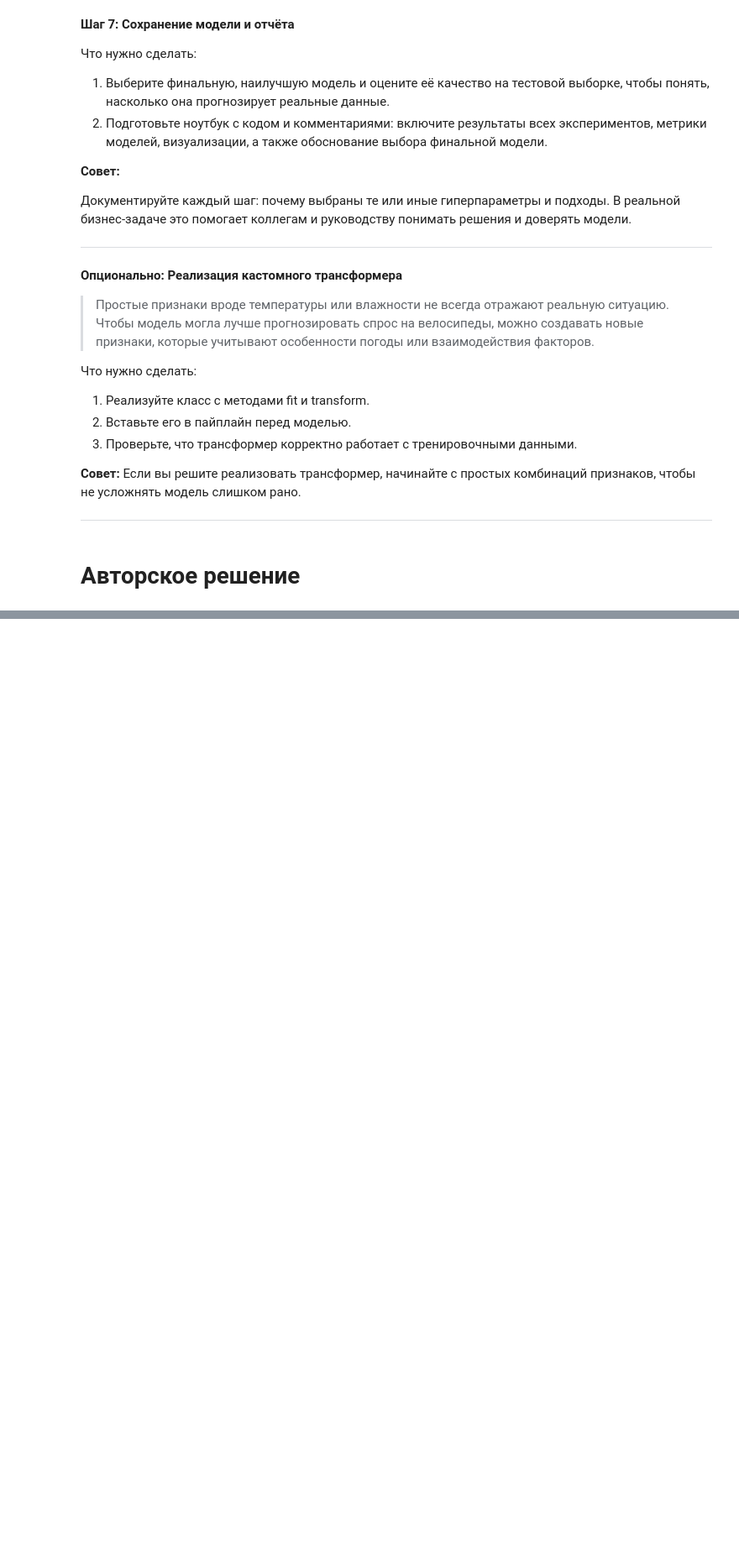
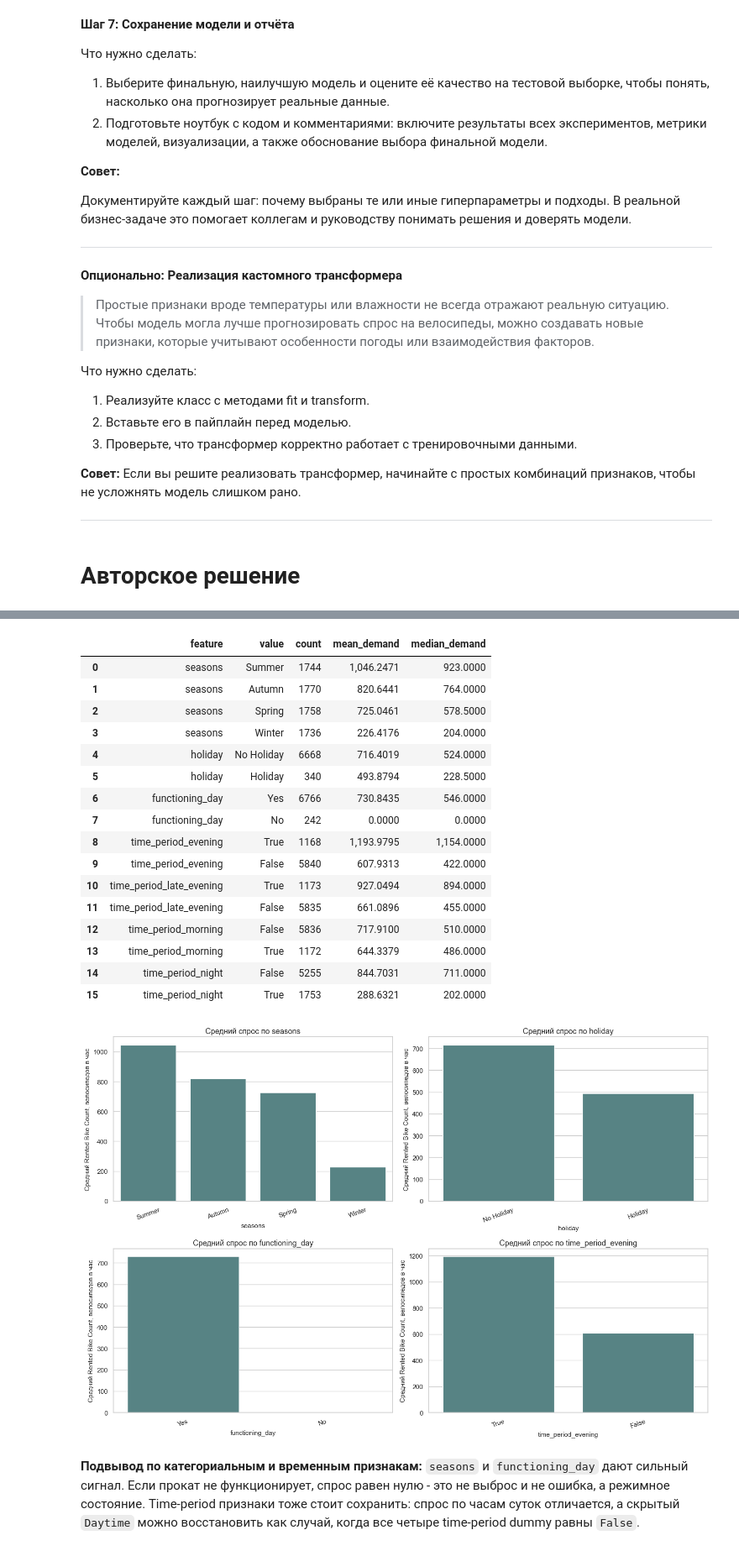
Before and after one commit to neiro/ds_sonv, a Jupyter notebook: ml-env/work.ipynb, the cells around one changed output, grey strips where cells are left out. Shown at 84% size. Drawn from its saved outputs; the diff is of its cells as text; code cells hidden in the pictures; blank space fills up the shorter version.

```diff
--- a/ml-env/work.ipynb
+++ b/ml-env/work.ipynb
@@ -194,0 +685,47 @@
+# %%
+cat_target_tables = []
+for column in CATEGORICAL_FEATURES + TIME_FEATURES:
+    summary = (
+        train.groupby(column, dropna=False)[TARGET]
+        .agg(count="count", mean_demand="mean", median_demand="median")
+        .reset_index()
+        .sort_values("mean_demand", ascending=False)
+    )
+    summary.insert(0, "feature", column)
+    cat_target_tables.append(summary.rename(columns={column: "value"}))
+
+cat_target_summary = pd.concat(cat_target_tables, ignore_index=True)
+display(cat_target_summary)
+
+fig, axes = plt.subplots(2, 2, figsize=(15, 10))
+plot_columns = ["seasons", "holiday", "functioning_day", "time_period_evening"]
+for ax, column in zip(axes.ravel(), plot_columns):
+    order = train.groupby(column)[TARGET].mean().sort_values(ascending=False).index
+    sns.barplot(data=train, x=column, y=TARGET, order=order, estimator="mean", errorbar=None, ax=ax, color="#4f8a8b")
+    ax.set_title(f"Средний спрос по {column}")
+    ax.set_xlabel(column)
+    ax.set_ylabel("Средний Rented Bike Count, велосипедов в час")
+    ax.tick_params(axis="x", rotation=20)
+plt.tight_layout()
+plt.show()
+# %% [output]
+|  | feature | value | count | mean_demand | median_demand |
+| 0 | seasons | Summer | 1744 | 1,046.2471 | 923.0000 |
+| 1 | seasons | Autumn | 1770 | 820.6441 | 764.0000 |
+| 2 | seasons | Spring | 1758 | 725.0461 | 578.5000 |
+| 3 | seasons | Winter | 1736 | 226.4176 | 204.0000 |
+| 4 | holiday | No Holiday | 6668 | 716.4019 | 524.0000 |
+| 5 | holiday | Holiday | 340 | 493.8794 | 228.5000 |
+| 6 | functioning_day | Yes | 6766 | 730.8435 | 546.0000 |
+| 7 | functioning_day | No | 242 | 0.0000 | 0.0000 |
+| 8 | time_period_evening | True | 1168 | 1,193.9795 | 1,154.0000 |
+| 9 | time_period_evening | False | 5840 | 607.9313 | 422.0000 |
+| 10 | time_period_late_evening | True | 1173 | 927.0494 | 894.0000 |
+| 11 | time_period_late_evening | False | 5835 | 661.0896 | 455.0000 |
+| 12 | time_period_morning | False | 5836 | 717.9100 | 510.0000 |
+| 13 | time_period_morning | True | 1172 | 644.3379 | 486.0000 |
+| 14 | time_period_night | False | 5255 | 844.7031 | 711.0000 |
+| 15 | time_period_night | True | 1753 | 288.6321 | 202.0000 |
+[figure, added]
+# %% [markdown]
+**Подвывод по категориальным и временным признакам:** `seasons` и `functioning_day` дают сильный сигнал. Если прокат не функционирует, спрос равен нулю - это не выброс и не ошибка, а режимное состояние. Time-period признаки тоже стоит сохранить: спрос по часам суток отличается, а скрытый `Daytime` можно восстановить как случай, когда все четыре time-period dummy равны `False`.
```
Also changed, not shown: parts of 41 cells of this notebook, 5 other files.
